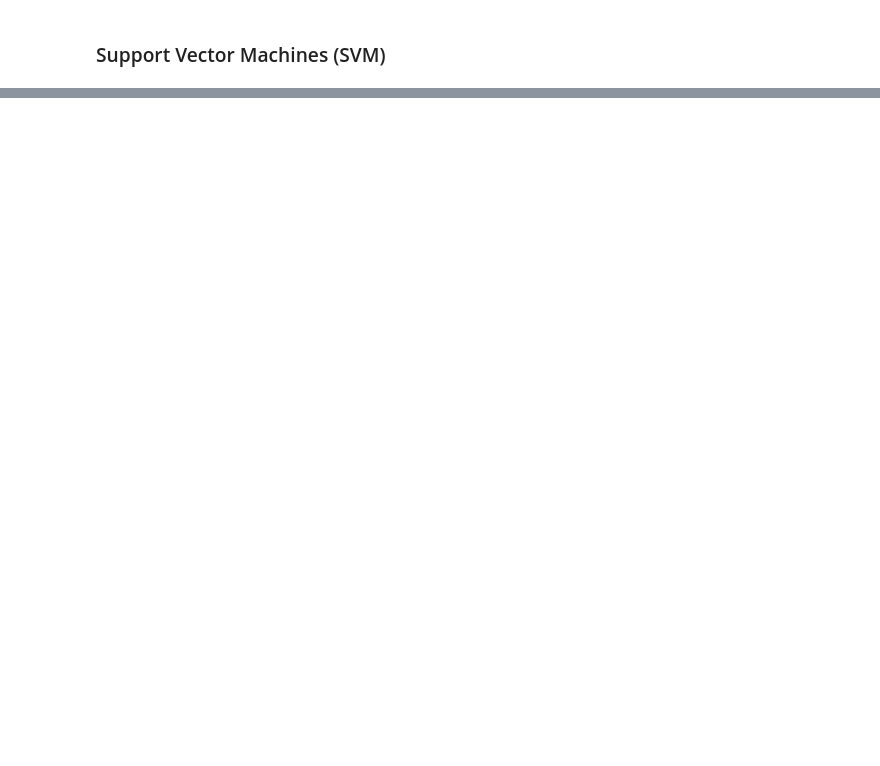
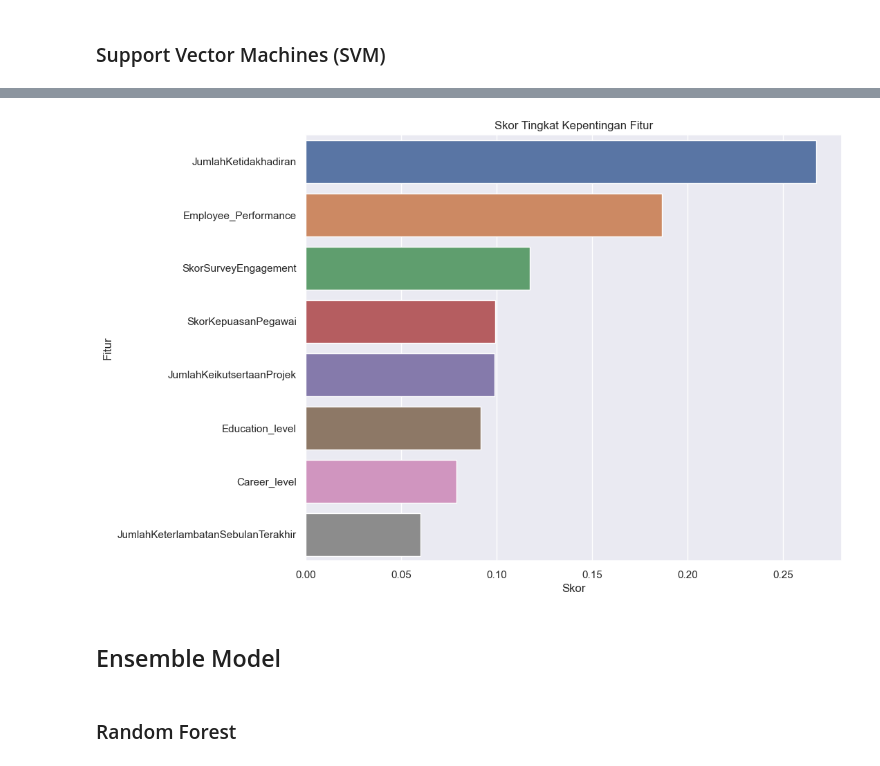
Before and after one commit to JodhiKrisantus/Improving-Employee-Retention, a Jupyter notebook: script_python.ipynb, the cells around one changed output, grey strips where cells are left out. Drawn from its saved outputs; the diff is of its cells as text; code cells hidden in the pictures; blank space fills up the shorter version.

```diff
--- a/script_python.ipynb
+++ b/script_python.ipynb
@@ -731,0 +816,13 @@ A column-vector y was passed when a 1d array was expected. Please change the sha
+# %%
+parameters = {
+    'C': [0.1, 1, 10],
+    'kernel': ['linear', 'rbf', 'poly'],
+    'degree': [2, 3, 4],
+    'gamma': ['scale', 'auto'],
+}
+
+sv = SVC(probability=True)
+sv_tuning = GridSearchCV(estimator=sv, param_grid=parameters, cv=5, scoring='accuracy')
+
+sv_tuning.fit(X_train, y_train)
+eval(sv_tuning)
@@ -731,0 +867,13 @@ A column-vector y was passed when a 1d array was expected. Please change the sha
+# %%
+parameters = {'max_features': ['log2', 'sqrt','auto'],
+              'criterion': ['entropy', 'gini','log_loss'],
+              'max_depth': [2, 3, 5, 10, 50],
+              'min_samples_split': [2, 3, 50, 100],
+              'min_samples_leaf': [1, 5, 8, 10]
+             }
+
+dt = DecisionTreeClassifier()
+dt_tuning = GridSearchCV(estimator=dt, param_grid=parameters, cv=5, scoring='accuracy')
+dt_tuning.fit(X_train, y_train)
+print(dt_tuning.best_estimator_)
+eval(dt_tuning)
@@ -731,0 +889,8 @@ A column-vector y was passed when a 1d array was expected. Please change the sha
+# %%
+show_feature_importance(dt_tuning.best_estimator_)
+# %% [output]
+[figure, added]
+# %% [markdown]
+## Ensemble Model
+# %% [markdown]
+### Random Forest
```
Also changed, not shown: parts of 21 cells of this notebook.
